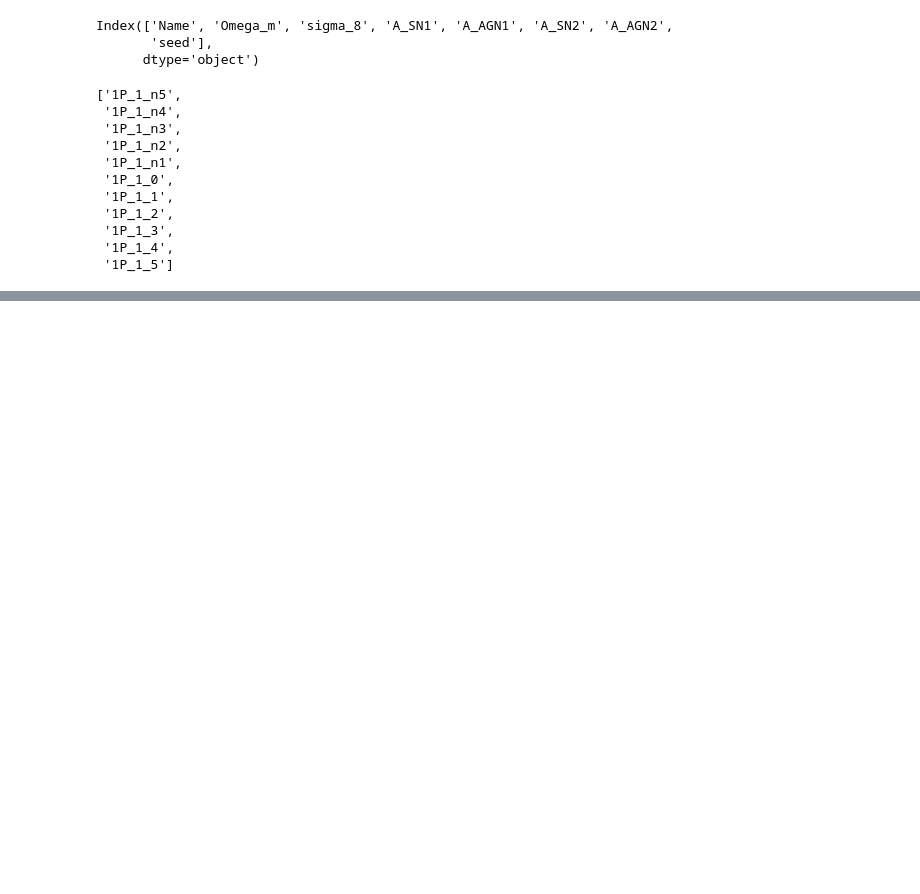
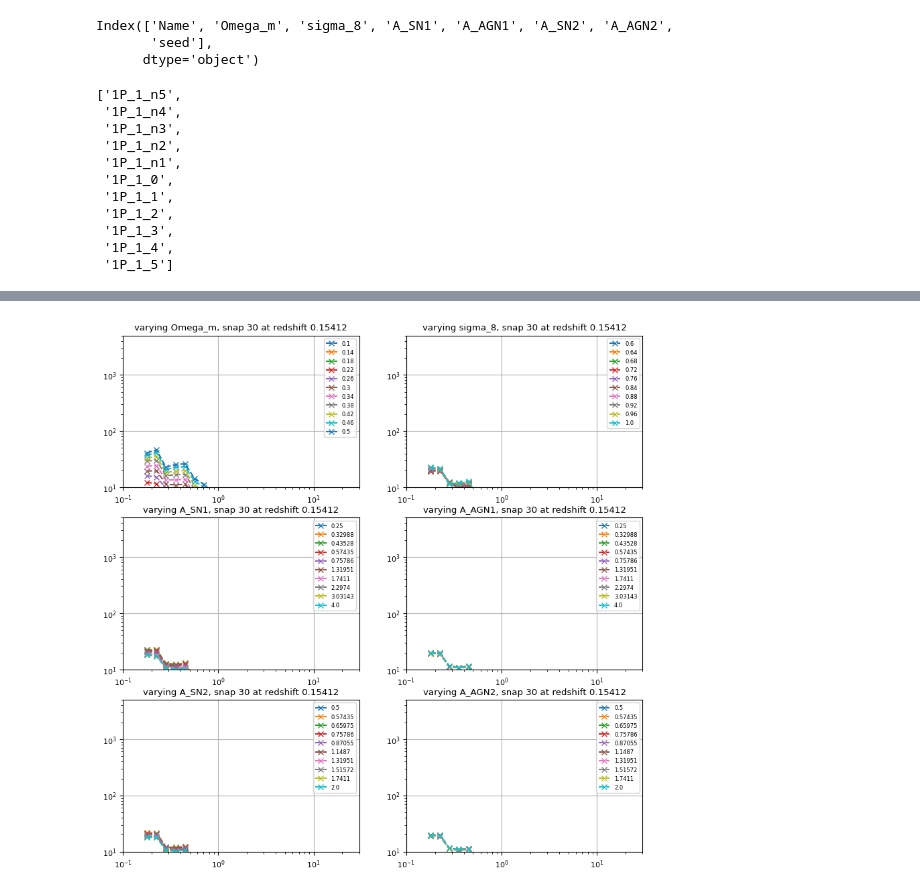
Before and after one commit to shubhagrawal30/CosmoIM, a Jupyter notebook: notebooks/1P_plots.ipynb, the cells around one changed output, grey strips where cells are left out. Cells and saved outputs as stored; diff of their text form; code cells hidden in the pictures; blank space fills up the shorter version.

```diff
--- a/notebooks/1P_plots.ipynb
+++ b/notebooks/1P_plots.ipynb
@@ -75,0 +86,4 @@ make_plots_for_all_paras()
+# %%
+make_plots_for_all_paras(snap_index=30)
+# %% [output]
+[figure, added]
```
Also changed, not shown: parts of 4 cells of this notebook.
